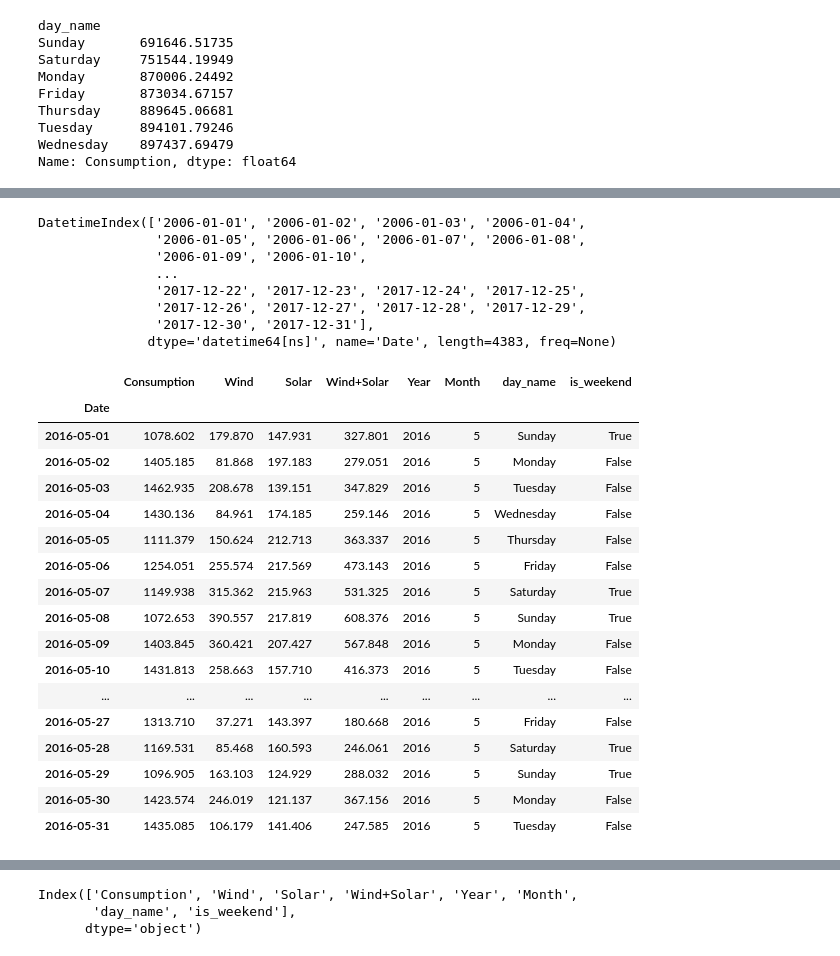
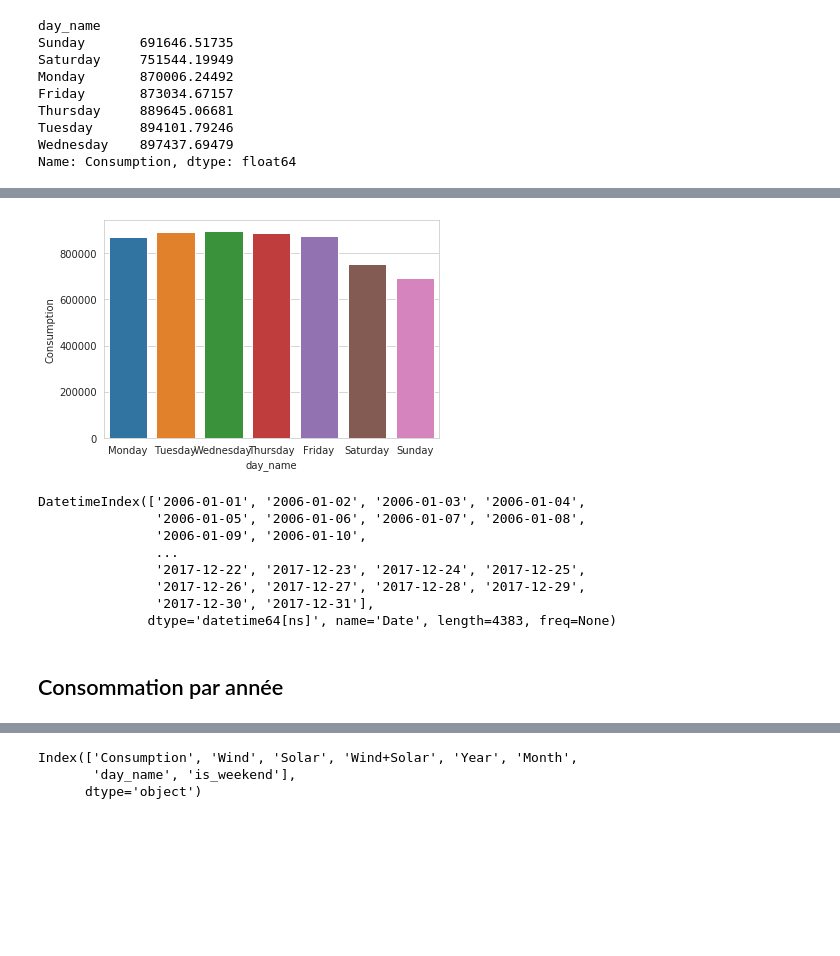
Before and after one commit to kevindegila/data-analyst, a Jupyter notebook: 03_03_Analyse_des_series_temporelles.ipynb, the cells around one changed output, grey strips where cells are left out. Saved outputs shown, nothing was run; the diff lists cells and outputs as text; code cells hidden in the pictures; blank space fills up the shorter version.

```diff
--- a/03_03_Analyse_des_series_temporelles.ipynb
+++ b/03_03_Analyse_des_series_temporelles.ipynb
@@ -266,0 +262,3 @@ energy.groupby('day_name').sum()['Consumption'].plot(kind='bar')
+# %%
+groupday = energy.groupby('day_name').sum()['Consumption'].reset_index()
+groupday
@@ -267,3 +274,9 @@ energy.groupby('day_name').sum()['Consumption'].plot(kind='bar')
+# %%
+order = ['Monday', 'Tuesday', 'Wednesday', 'Thursday', 'Friday', 'Saturday', 'Sunday']
+sns.barplot(x = groupday['day_name'], y = groupday['Consumption'], order=order)
+plt.show()
+# %% [output]
+[figure, added]
 # %%
 energy.index
 # %% [output]
@@ -275,27 +288,8 @@ DatetimeIndex(['2006-01-01', '2006-01-02', '2006-01-03', '2006-01-04',
                '2017-12-26', '2017-12-27', '2017-12-28', '2017-12-29',
                '2017-12-30', '2017-12-31'],
               dtype='datetime64[ns]', name='Date', length=4383, freq=None)
-# %%
-energy.loc["2016-05"]
-# %% [output]
-|  | Consumption | Wind | Solar | Wind+Solar | Year | Month | day_name | is_weekend |
-| Date |  |  |  |  |  |  |  |  |
-| 2016-05-01 | 1078.602 | 179.870 | 147.931 | 327.801 | 2016 | 5 | Sunday | True |
-| 2016-05-02 | 1405.185 | 81.868 | 197.183 | 279.051 | 2016 | 5 | Monday | False |
-| 2016-05-03 | 1462.935 | 208.678 | 139.151 | 347.829 | 2016 | 5 | Tuesday | False |
-| 2016-05-04 | 1430.136 | 84.961 | 174.185 | 259.146 | 2016 | 5 | Wednesday | False |
-| 2016-05-05 | 1111.379 | 150.624 | 212.713 | 363.337 | 2016 | 5 | Thursday | False |
-| 2016-05-06 | 1254.051 | 255.574 | 217.569 | 473.143 | 2016 | 5 | Friday | False |
-| 2016-05-07 | 1149.938 | 315.362 | 215.963 | 531.325 | 2016 | 5 | Saturday | True |
-| 2016-05-08 | 1072.653 | 390.557 | 217.819 | 608.376 | 2016 | 5 | Sunday | True |
-| 2016-05-09 | 1403.845 | 360.421 | 207.427 | 567.848 | 2016 | 5 | Monday | False |
-| 2016-05-10 | 1431.813 | 258.663 | 157.710 | 416.373 | 2016 | 5 | Tuesday | False |
-| ... | ... | ... | ... | ... | ... | ... | ... | ... |
-| 2016-05-27 | 1313.710 | 37.271 | 143.397 | 180.668 | 2016 | 5 | Friday | False |
-| 2016-05-28 | 1169.531 | 85.468 | 160.593 | 246.061 | 2016 | 5 | Saturday | True |
-| 2016-05-29 | 1096.905 | 163.103 | 124.929 | 288.032 | 2016 | 5 | Sunday | True |
-| 2016-05-30 | 1423.574 | 246.019 | 121.137 | 367.156 | 2016 | 5 | Monday | False |
-| 2016-05-31 | 1435.085 | 106.179 | 141.406 | 247.585 | 2016 | 5 | Tuesday | False |
+# %% [markdown]
+## Consommation par année
 # %%
 grid = sns.FacetGrid(energy, row="Year")
 grid.map(plt.plot,'Consumption')
```
Also changed, not shown: parts of 40 cells of this notebook.
